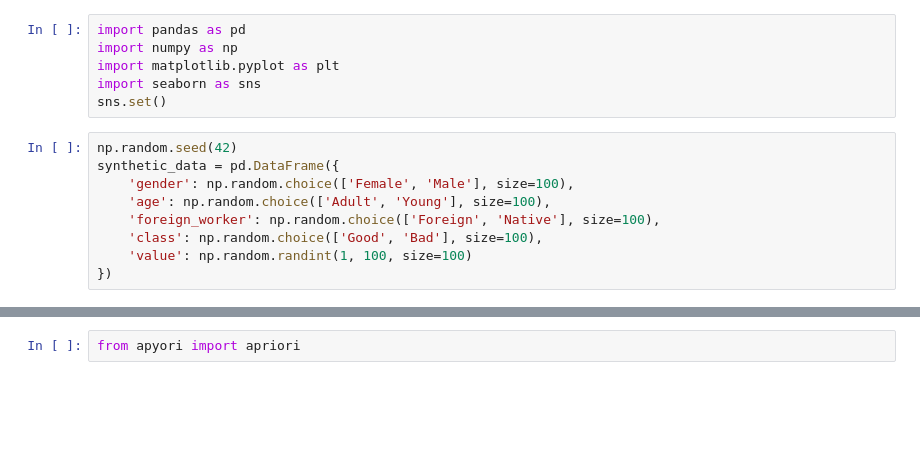
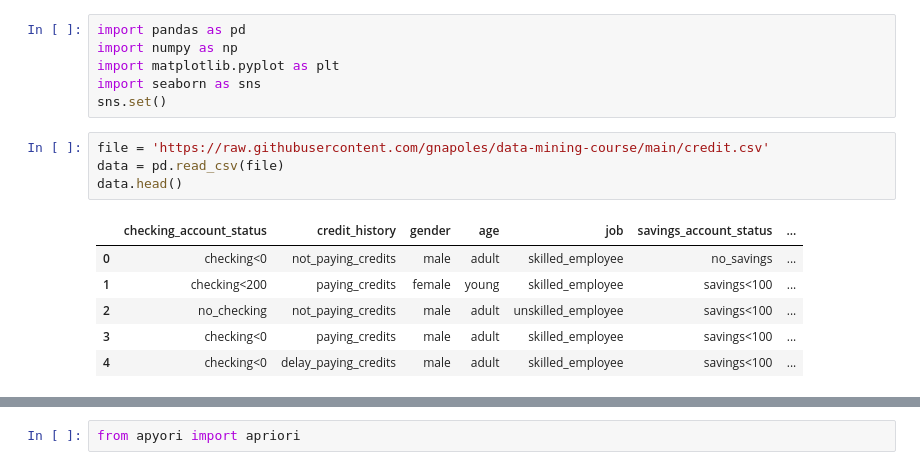
Before and after one commit to mertturhan/Data-Mining, a Jupyter notebook: week 4 - associate rule learning/association rule learning.ipynb, the cells around one changed output, grey strips where cells are left out. Drawn from its saved outputs; the diff is of its cells as text; blank space fills up the shorter version.

```diff
--- a/week 4 - associate rule learning/association rule learning.ipynb
+++ b/week 4 - associate rule learning/association rule learning.ipynb
@@ -4,15 +4,17 @@ import numpy as np
 import matplotlib.pyplot as plt
 import seaborn as sns
 sns.set()
-# %%
-np.random.seed(42)
-synthetic_data = pd.DataFrame({
-    'gender': np.random.choice(['Female', 'Male'], size=100),
-    'age': np.random.choice(['Adult', 'Young'], size=100),
-    'foreign_worker': np.random.choice(['Foreign', 'Native'], size=100),
-    'class': np.random.choice(['Good', 'Bad'], size=100),
-    'value': np.random.randint(1, 100, size=100)
-})
+# %%
+file = 'https://raw.githubusercontent.com/gnapoles/data-mining-course/main/credit.csv'
+data = pd.read_csv(file)
+data.head()
+# %% [output]
+|  | checking_account_status | credit_history | gender | age | job | savings_account_status | ... |
+| 0 | checking<0 | not_paying_credits | male | adult | skilled_employee | no_savings | ... |
+| 1 | checking<200 | paying_credits | female | young | skilled_employee | savings<100 | ... |
+| 2 | no_checking | not_paying_credits | male | adult | unskilled_employee | savings<100 | ... |
+| 3 | checking<0 | paying_credits | male | adult | skilled_employee | savings<100 | ... |
+| 4 | checking<0 | delay_paying_credits | male | adult | skilled_employee | savings<100 | ... |
 # %%
 def plot_heatmap(data, groupby_col, ax):
     cf_comp = data.groupby([groupby_col, 'class']).size().unstack(fill_value=0)
```
Also changed, not shown: parts of 5 cells of this notebook, 1 other file.
